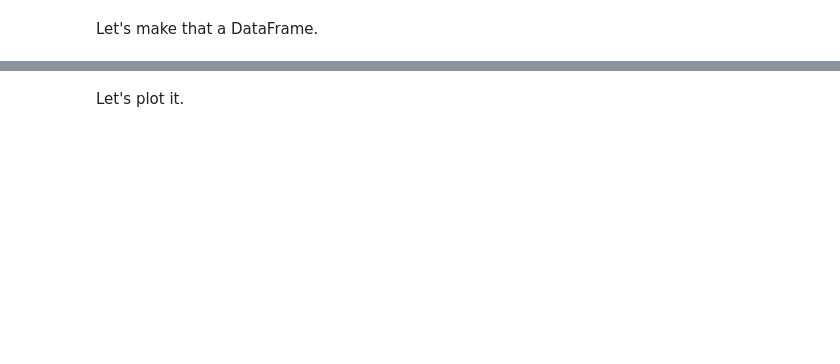
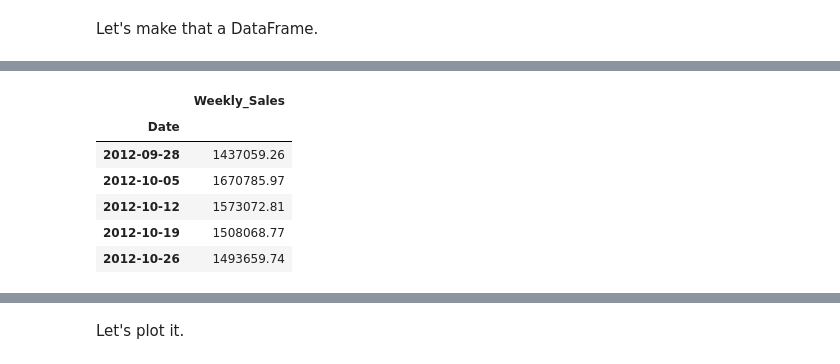
Before and after one commit to ersingt/coursework, a Jupyter notebook: 10-Week/00-time_series/starter_time_series_overview.ipynb, the cells around one changed output, grey strips where cells are left out. Saved outputs shown, nothing was run; the diff lists cells and outputs as text; code cells hidden in the pictures; blank space fills up the shorter version.

```diff
--- a/10-Week/00-time_series/starter_time_series_overview.ipynb
+++ b/10-Week/00-time_series/starter_time_series_overview.ipynb
@@ -160,2 +284,12 @@ df_store1_sales.head()
+# %%
+df_store1_sales.tail()
+# %% [output]
+|  | Weekly_Sales |
+| Date |  |
+| 2012-09-28 | 1437059.26 |
+| 2012-10-05 | 1670785.97 |
+| 2012-10-12 | 1573072.81 |
+| 2012-10-19 | 1508068.77 |
+| 2012-10-26 | 1493659.74 |
 # %%
 df_store1_sales.info()
```
Also changed, not shown: parts of 38 cells of this notebook, 3 other files.
